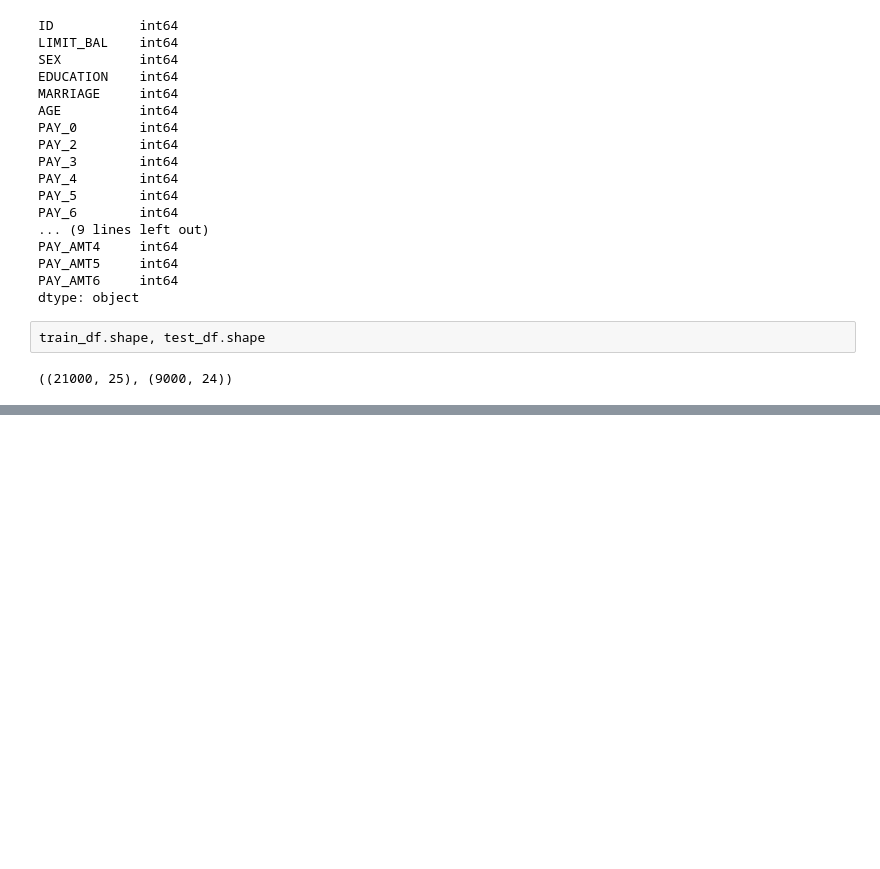
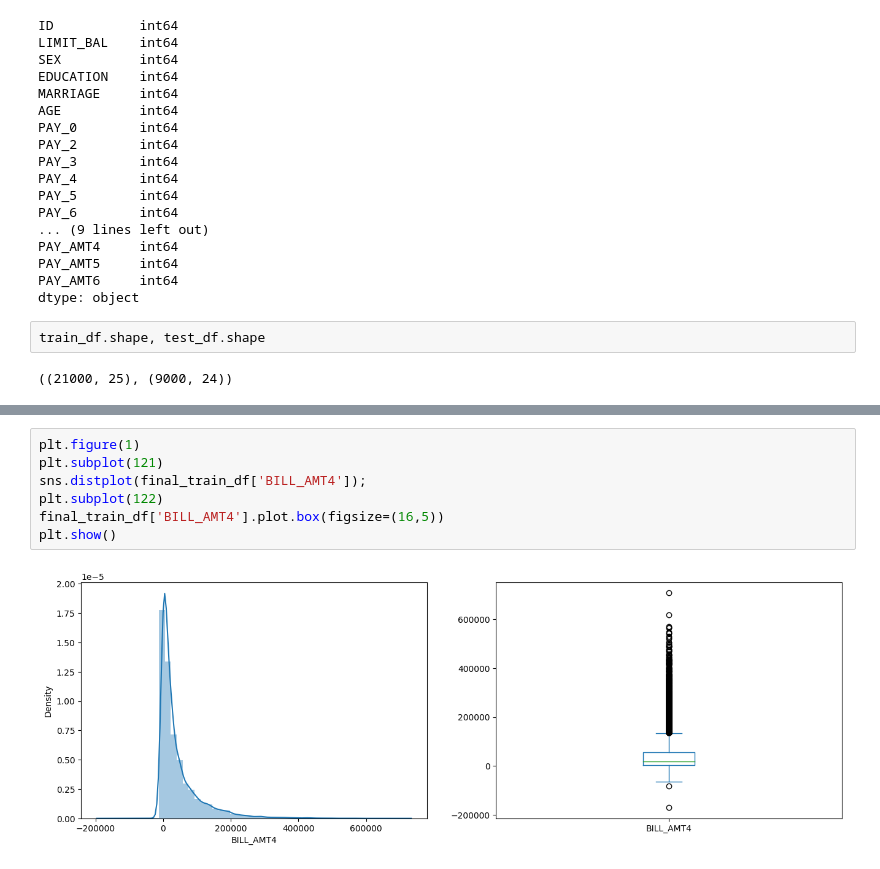
Before and after one commit to DeeeTeeee/machinelearning, a Jupyter notebook: Credit_Card_PredictionModel.ipynb, the cells around one changed output, grey strips where cells are left out. Cells and saved outputs as stored; diff of their text form; blank space fills up the shorter version.

```diff
--- a/Credit_Card_PredictionModel.ipynb
+++ b/Credit_Card_PredictionModel.ipynb
@@ -123,0 +813,9 @@ test_df.head()
+# %%
+plt.figure(1)
+plt.subplot(121)
+sns.distplot(final_train_df['BILL_AMT4']);
+plt.subplot(122)
+final_train_df['BILL_AMT4'].plot.box(figsize=(16,5))
+plt.show()
+# %% [output]
+[figure, added]
```
Also changed, not shown: parts of 235 cells of this notebook.
